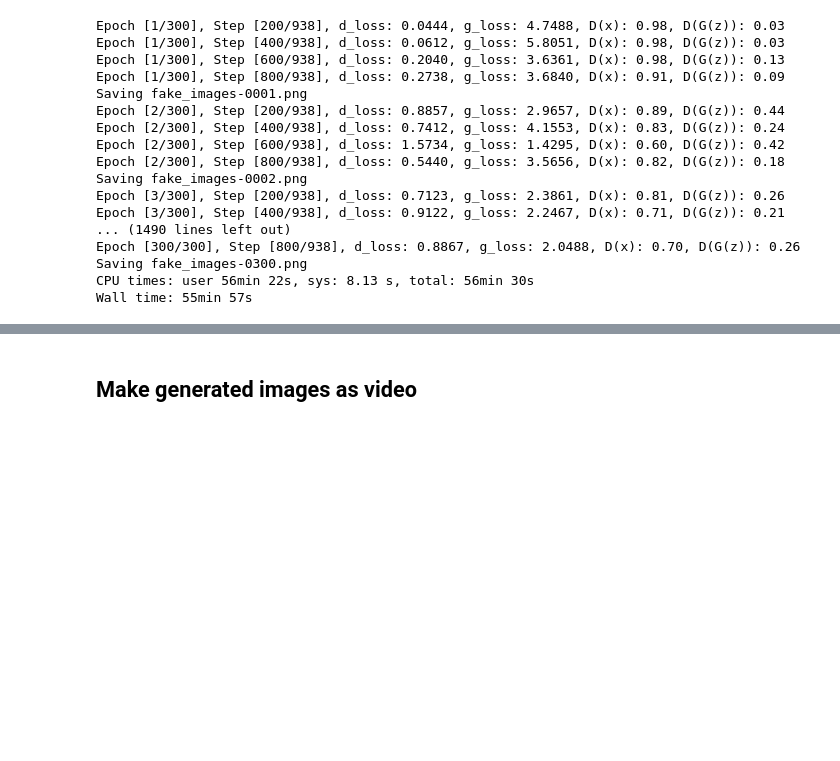
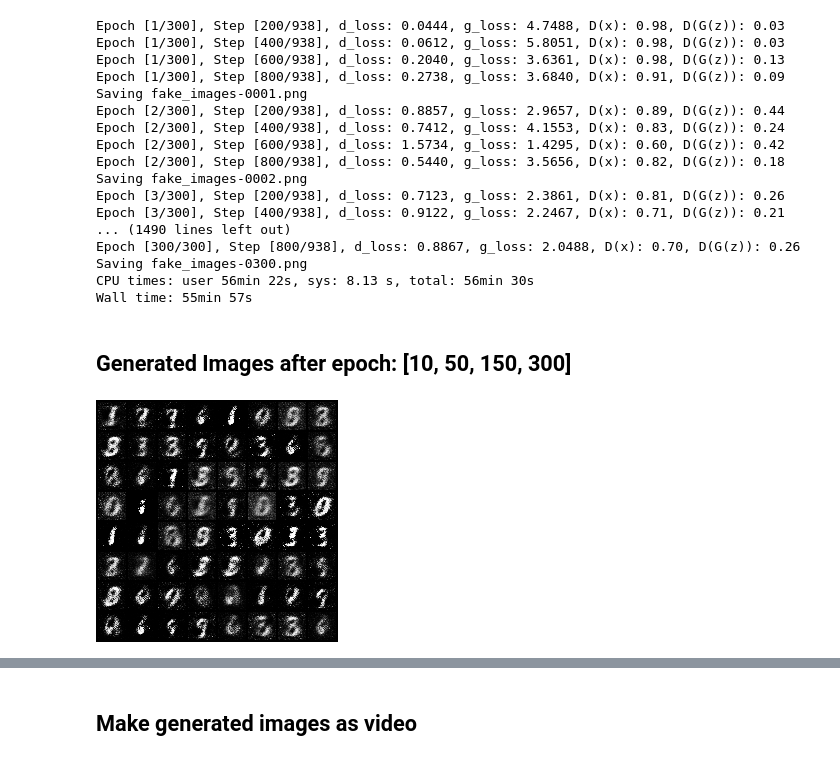
Before and after one commit to sophot/gans, a Jupyter notebook: gan_mnist.ipynb, the cells around one changed output, grey strips where cells are left out. Saved outputs shown, nothing was run; the diff lists cells and outputs as text; code cells hidden in the pictures; blank space fills up the shorter version.

```diff
--- a/gan_mnist.ipynb
+++ b/gan_mnist.ipynb
@@ -337,3 +337,9 @@ Epoch [300/300], Step [800/938], d_loss: 0.8867, g_loss: 2.0488, D(x): 0.70, D(G
 Saving fake_images-0300.png
 CPU times: user 56min 22s, sys: 8.13 s, total: 56min 30s
 Wall time: 55min 57s
+# %% [markdown]
+## Generated Images after epoch: [10, 50, 150, 300]
+# %%
+Image('./mnist_gans/samples/fake_images-0010.png')
+# %% [output]
+[figure, added]
```
Also changed, not shown: parts of 7 cells of this notebook, 8 other files.
